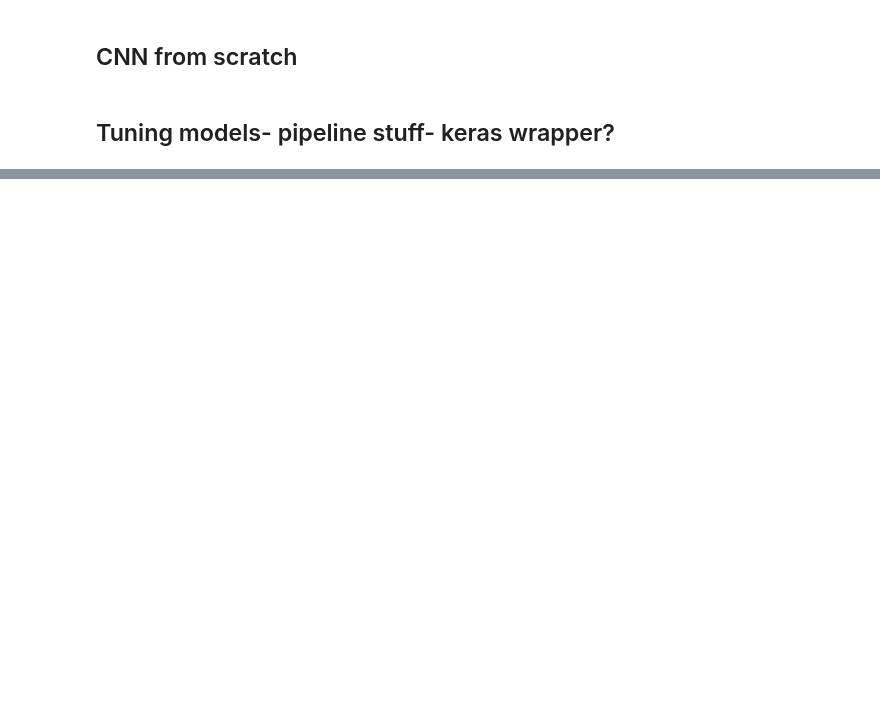
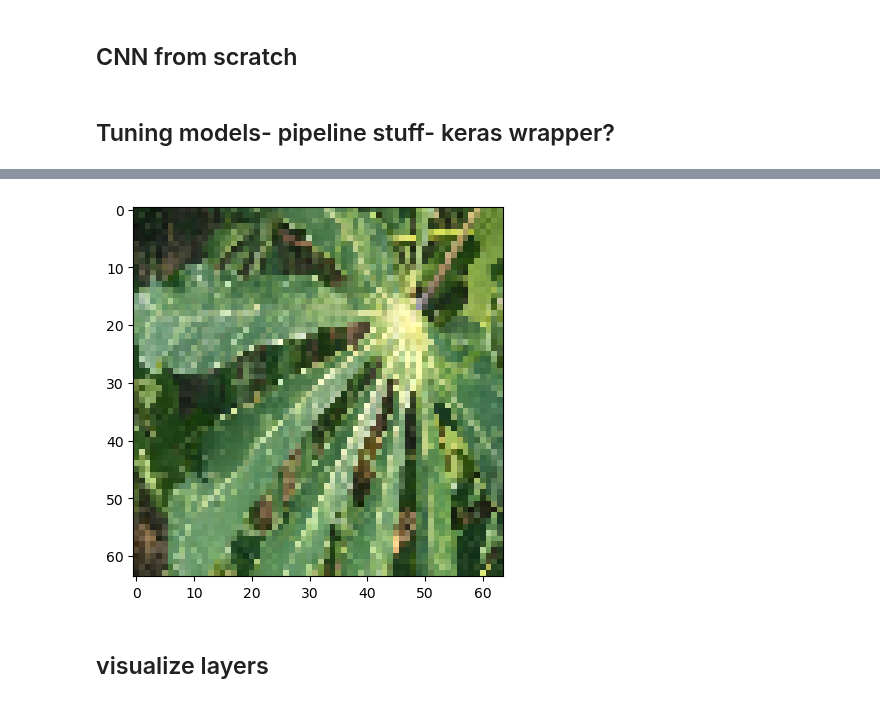
Before and after one commit to lalynjay/cassava_classification, a Jupyter notebook: notebook.ipynb, the cells around one changed output, grey strips where cells are left out. Drawn from its saved outputs; the diff is of its cells as text; code cells hidden in the pictures; blank space fills up the shorter version.

```diff
--- a/notebook.ipynb
+++ b/notebook.ipynb
@@ -446,0 +420,8 @@ def create_baseline_model():
+# %%
+
+plt.imshow(test_images[0])
+plt.show()
+# %% [output]
+[figure, added]
+# %% [markdown]
+## visualize layers
```
Also changed, not shown: parts of 43 cells of this notebook.
